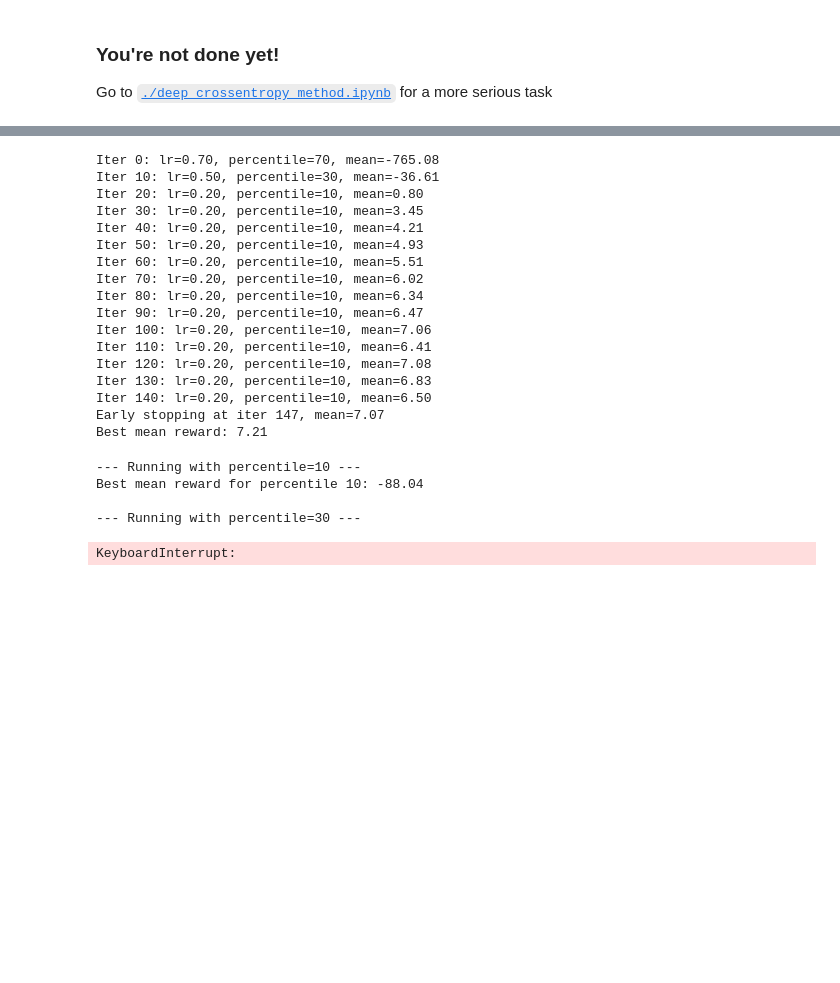
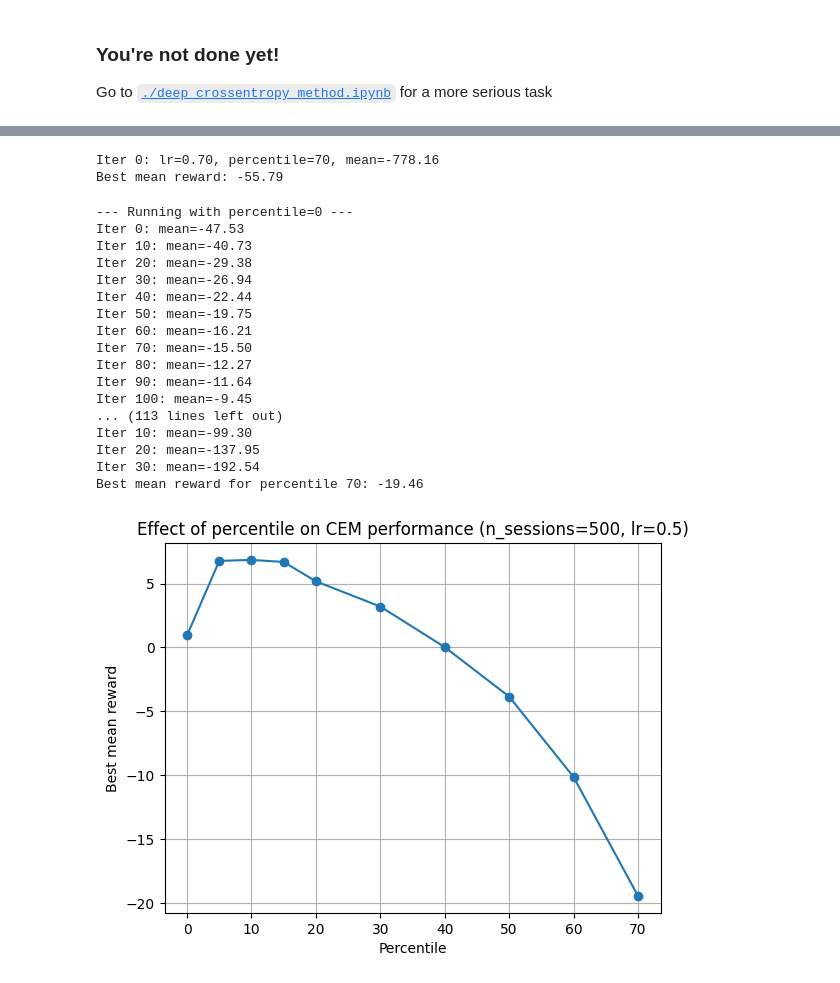
Before and after one commit to mozhaa/Practical_RL, a Jupyter notebook: week01_intro/crossentropy_method.ipynb, the cells around one changed output, grey strips where cells are left out. Saved outputs shown, nothing was run; the diff lists cells and outputs as text; code cells hidden in the pictures; blank space fills up the shorter version.

Commit message:
feat(hw1): generate graph

```diff
--- a/week01_intro/crossentropy_method.ipynb
+++ b/week01_intro/crossentropy_method.ipynb
@@ -285,22 +296,22 @@ def show_progress(rewards_batch, log, percentile, reward_range=[-990, +10]):
 # reset policy just in case
 policy = initialize_policy(n_states, n_actions)
 # %%
-n_sessions = 250  # sample this many sessions
-percentile = 50  # discard this percentage of sessions with lowest rewards
-learning_rate = 0.5  # how quickly the policy is updated, on a scale from 0 to 1
+# n_sessions = 250  # sample this many sessions
+# percentile = 50  # discard this percentage of sessions with lowest rewards
+# learning_rate = 0.5  # how quickly the policy is updated, on a scale from 0 to 1
 
-log = []
+# log = []
 
-for i in range(100):
-    %time sessions = [ generate_session(env, policy) for _ in range(n_sessions) ]
+# for i in range(100):
+#     %time sessions = [ generate_session(env, policy) for _ in range(n_sessions) ]
 
-    states_batch, actions_batch, rewards_batch = zip(*sessions)
+#     states_batch, actions_batch, rewards_batch = zip(*sessions)
 
-    elite_states, elite_actions = select_elites(states_batch, actions_batch, rewards_batch, percentile)
+#     elite_states, elite_actions = select_elites(states_batch, actions_batch, rewards_batch, percentile)
 
-    new_policy = get_new_policy(elite_states, elite_actions)
+#     new_policy = get_new_policy(elite_states, elite_actions)
 
-    policy = learning_rate * new_policy + (1 - learning_rate) * policy
+#     policy = learning_rate * new_policy + (1 - learning_rate) * policy
 
-    # display results on chart
-    show_progress(rewards_batch, log, percentile)
+#     # display results on chart
+#     show_progress(rewards_batch, log, percentile)
@@ -535,38 +521,23 @@ def train_staged(env, n_sessions=800, max_iter=200, patience=20, target_reward=1
 
 # Run the training
 env = gym.make("Taxi-v3")
-log, policy = train_staged(env, n_sessions=800, max_iter=200)
+log, policy = train_staged(env, n_sessions=500, max_iter=10)
 # %% [output]
-Iter 0: lr=0.70, percentile=70, mean=-765.08
-Iter 10: lr=0.50, percentile=30, mean=-36.61
-Iter 20: lr=0.20, percentile=10, mean=0.80
-Iter 30: lr=0.20, percentile=10, mean=3.45
-Iter 40: lr=0.20, percentile=10, mean=4.21
-Iter 50: lr=0.20, percentile=10, mean=4.93
-Iter 60: lr=0.20, percentile=10, mean=5.51
-Iter 70: lr=0.20, percentile=10, mean=6.02
-Iter 80: lr=0.20, percentile=10, mean=6.34
-Iter 90: lr=0.20, percentile=10, mean=6.47
-Iter 100: lr=0.20, percentile=10, mean=7.06
-Iter 110: lr=0.20, percentile=10, mean=6.41
-Iter 120: lr=0.20, percentile=10, mean=7.08
-Iter 130: lr=0.20, percentile=10, mean=6.83
-Iter 140: lr=0.20, percentile=10, mean=6.50
-Early stopping at iter 147, mean=7.07
-Best mean reward: 7.21
+Iter 0: lr=0.70, percentile=70, mean=-778.16
+Best mean reward: -55.79
 # %%
 import matplotlib.pyplot as plt
 import numpy as np
 import gymnasium as gym
 
 # Fix hyperparameters
-n_sessions = 250
+n_sessions = 500
 learning_rate = 0.5
 max_iter = 1000  # enough to see convergence
 patience = 30  # early stopping if no improvement
 target_reward = 10000  # optional stop if reached
 
-percentiles = [10, 20, 30, 40, 50, 60, 70]  # in percent (0.1 → 10, etc.)
+percentiles = [0, 5, 10, 15, 20, 30, 40, 50, 60, 70]  # in percent (0.1 → 10, etc.)
 results = {}
 
 env = gym.make("Taxi-v3")
@@ -576,7 +547,8 @@ for perc in percentiles:
     n_states = env.observation_space.n
     n_actions = env.action_space.n
 
-    policy = initialize_policy(n_states, n_actions)
+    with open("best_staged_policy.pkl", "rb") as f:
+        policy = pickle.load(f)
     best_mean = -np.inf
     no_improve = 0
 
@@ -586,36 +558,52 @@ for perc in percentiles:
         mean_reward = np.mean(rewards_batch)
 
         # Select elites and update
         elite_states, elite_actions = select_elites(
             states_batch, actions_batch, rewards_batch, perc
         )
         new_policy = get_new_policy(elite_states, elite_actions)
         policy = learning_rate * new_policy + (1 - learning_rate) * policy
 
         # Track best mean
         if mean_reward > best_mean:
             best_mean = mean_reward
             no_improve = 0
         else:
             no_improve += 1
 
         # Early stopping
         if mean_reward >= target_reward or no_improve >= patience:
             break
 
+        if i % 10 == 0:
+            print(f"Iter {i}: mean={mean_reward:.2f}")
+
     results[perc] = best_mean
     print(f"Best mean reward for percentile {perc}: {best_mean:.2f}")
 
 # Plot
 plt.plot(list(results.keys()), list(results.values()), marker="o")
 plt.xlabel("Percentile")
 plt.ylabel("Best mean reward")
-plt.title("Effect of percentile on CEM performance (n_sessions=250, lr=0.5)")
+plt.title("Effect of percentile on CEM performance (n_sessions=500, lr=0.5)")
 plt.grid(True)
 plt.show()
 # %% [output]
---- Running with percentile=10 ---
-Best mean reward for percentile 10: -88.04
-
---- Running with percentile=30 ---
+--- Running with percentile=0 ---
+Iter 0: mean=-47.53
+Iter 10: mean=-40.73
+Iter 20: mean=-29.38
+Iter 30: mean=-26.94
+Iter 40: mean=-22.44
+Iter 50: mean=-19.75
+Iter 60: mean=-16.21
+Iter 70: mean=-15.50
+Iter 80: mean=-12.27
+Iter 90: mean=-11.64
+Iter 100: mean=-9.45
+... (113 lines left out)
+Iter 10: mean=-99.30
+Iter 20: mean=-137.95
+Iter 30: mean=-192.54
+Best mean reward for percentile 70: -19.46
-KeyboardInterrupt:
+[figure, added]
```
Also changed, not shown: parts of 4 cells of this notebook, 2 other files.
